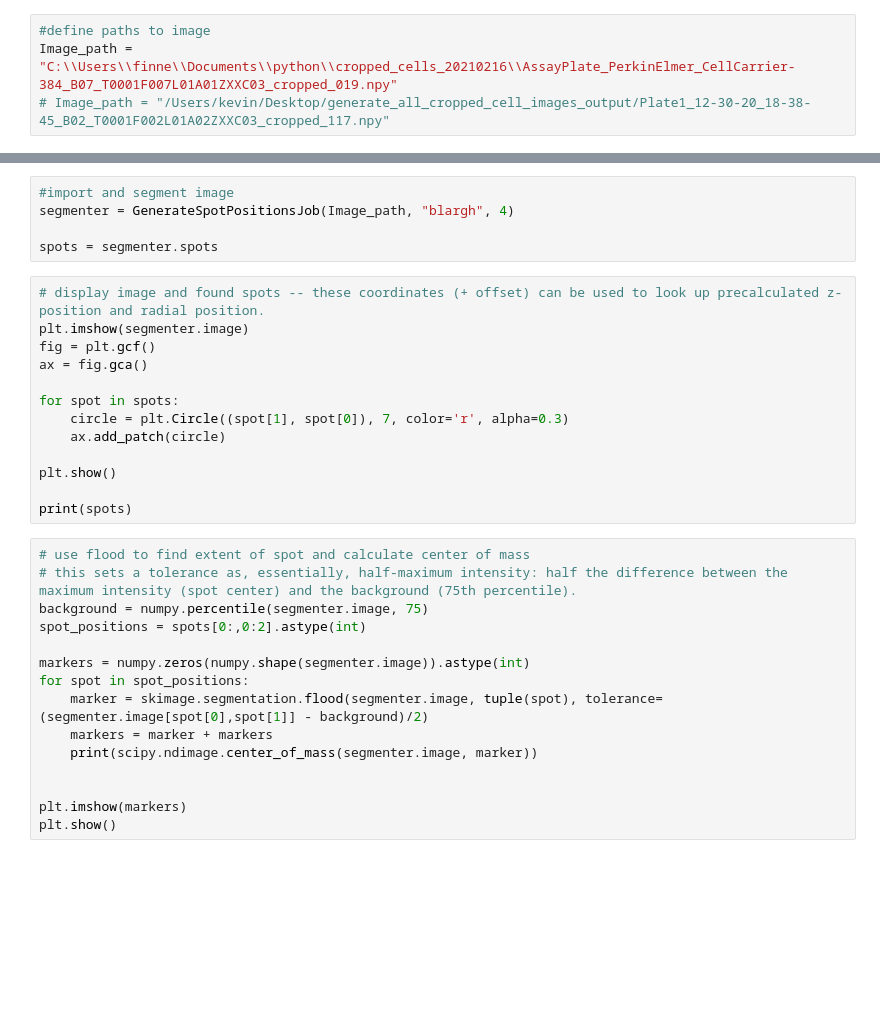
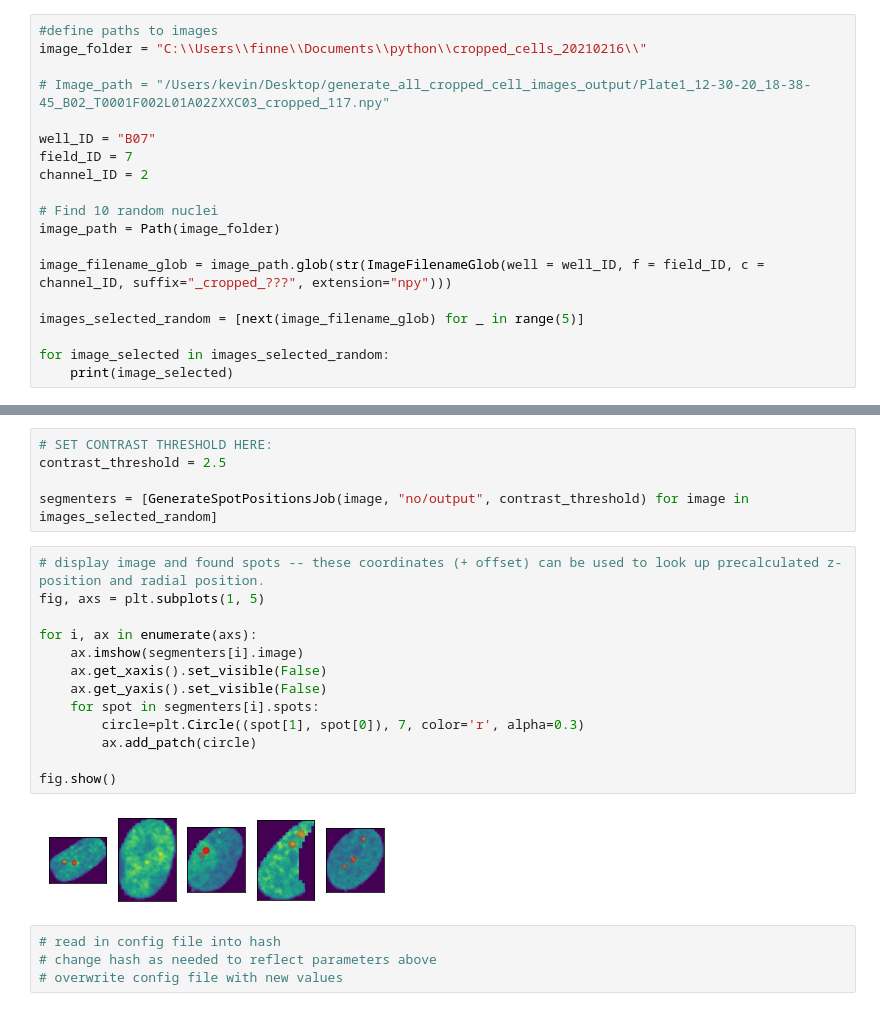
Before and after one commit to elfinn/cell-and-spot-segmentation, a Jupyter notebook: test_spot_segmentation_results.ipynb, the cells around one changed output, grey strips where cells are left out. Saved outputs shown, nothing was run; the diff lists cells and outputs as text; blank space fills up the shorter version.

Commit message:
ipynb to optimize spot finding shows more nuclei

```diff
--- a/test_spot_segmentation_results.ipynb
+++ b/test_spot_segmentation_results.ipynb
@@ -14,4 +16,19 @@ import scipy.ndimage
 # %%
-#define paths to image
-Image_path = "C:\\Users\\finne\\Documents\\python\\cropped_cells_20210216\\AssayPlate_PerkinElmer_CellCarrier-384_B07_T0001F007L01A01ZXXC03_cropped_019.npy"
+#define paths to images
+image_folder = "C:\\Users\\finne\\Documents\\python\\cropped_cells_20210216\\"
+
 # Image_path = "/Users/kevin/Desktop/generate_all_cropped_cell_images_output/Plate1_12-30-20_18-38-45_B02_T0001F002L01A02ZXXC03_cropped_117.npy"
+
+well_ID = "B07"
+field_ID = 7
+channel_ID = 2
+
+# Find 10 random nuclei
+image_path = Path(image_folder)
+
+image_filename_glob = image_path.glob(str(ImageFilenameGlob(well = well_ID, f = field_ID, c = channel_ID, suffix="_cropped_???", extension="npy")))
+
+images_selected_random = [next(image_filename_glob) for _ in range(5)]
+
+for image_selected in images_selected_random:
+    print(image_selected)
@@ -18,33 +41,24 @@ Image_path = "C:\\Users\\finne\\Documents\\python\\cropped_cells_20210216\\Assay
-# %%
-#import and segment image
-segmenter = GenerateSpotPositionsJob(Image_path, "blargh", 4)
-
-spots = segmenter.spots
+# %%
+# SET CONTRAST THRESHOLD HERE:
+contrast_threshold = 2.5
+
+segmenters = [GenerateSpotPositionsJob(image, "no/output", contrast_threshold) for image in images_selected_random]
 # %%
 # display image and found spots -- these coordinates (+ offset) can be used to look up precalculated z-position and radial position.
-plt.imshow(segmenter.image)
-fig = plt.gcf()
-ax = fig.gca()
+fig, axs = plt.subplots(1, 5)
 
-for spot in spots:
-    circle = plt.Circle((spot[1], spot[0]), 7, color='r', alpha=0.3)
-    ax.add_patch(circle)
+for i, ax in enumerate(axs):
+    ax.imshow(segmenters[i].image)
+    ax.get_xaxis().set_visible(False)
+    ax.get_yaxis().set_visible(False)
+    for spot in segmenters[i].spots:
+        circle=plt.Circle((spot[1], spot[0]), 7, color='r', alpha=0.3)
+        ax.add_patch(circle)
 
-plt.show()
-
-print(spots)
+fig.show()
+# %% [output]
+[figure, added]
-# %%
-# use flood to find extent of spot and calculate center of mass
-# this sets a tolerance as, essentially, half-maximum intensity: half the difference between the maximum intensity (spot center) and the background (75th percentile).
-background = numpy.percentile(segmenter.image, 75)
-spot_positions = spots[0:,0:2].astype(int)
-
-markers = numpy.zeros(numpy.shape(segmenter.image)).astype(int)
-for spot in spot_positions:
-    marker = skimage.segmentation.flood(segmenter.image, tuple(spot), tolerance=(segmenter.image[spot[0],spot[1]] - background)/2)
-    markers = marker + markers
-    print(scipy.ndimage.center_of_mass(segmenter.image, marker))
-
-
-plt.imshow(markers)
-plt.show()
+# %%
+# read in config file into hash
+# change hash as needed to reflect parameters above
+# overwrite config file with new values
```
Also changed, not shown: parts of 2 cells of this notebook.
